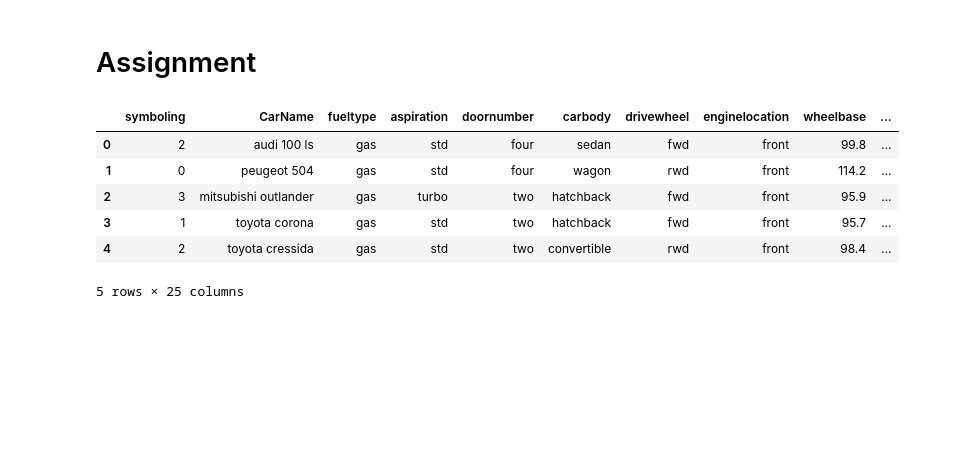
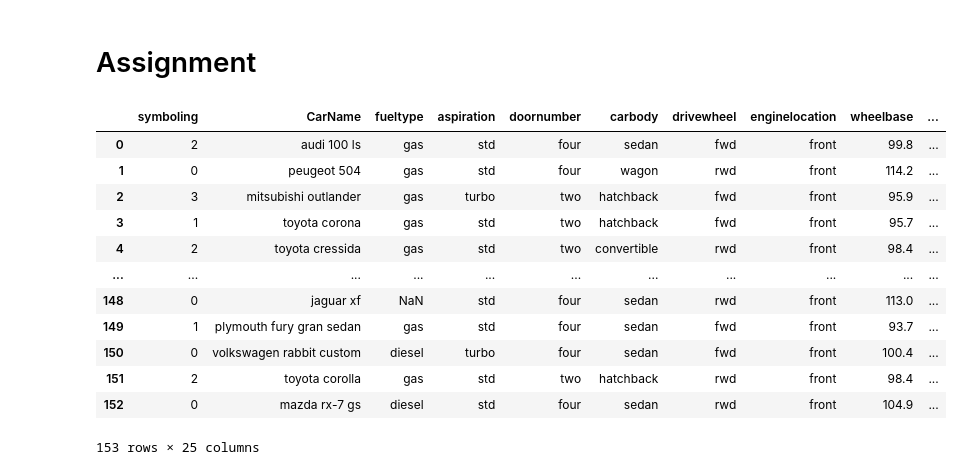
Before and after one commit to meghnarana31/BAA_Academic_Assignments, a Jupyter notebook: Class 02 - Assignment .ipynb, the cells around one changed output. Cells and saved outputs as stored; diff of their text form; code cells hidden in the pictures; blank space fills up the shorter version.

```diff
--- a/Class 02 - Assignment .ipynb
+++ b/Class 02 - Assignment .ipynb
@@ -3,17 +3,23 @@
 # %%
 import pandas as pd
 # %%
-df = pd.read_csv('/Users/siddharthkothotya/siddharthkothotya/github_content/Concept_explainers/Industry Application of Analytics/datasets/carprice.csv')
+df = pd.read_csv('/Users/meghnarana/Desktop/datasets/carprice.csv')
 # %%
-df.head()
+df
 # %% [output]
 |  | symboling | CarName | fueltype | aspiration | doornumber | carbody | drivewheel | enginelocation | wheelbase | ... |
 | 0 | 2 | audi 100 ls | gas | std | four | sedan | fwd | front | 99.8 | ... |
 | 1 | 0 | peugeot 504 | gas | std | four | wagon | rwd | front | 114.2 | ... |
 | 2 | 3 | mitsubishi outlander | gas | turbo | two | hatchback | fwd | front | 95.9 | ... |
 | 3 | 1 | toyota corona | gas | std | two | hatchback | fwd | front | 95.7 | ... |
 | 4 | 2 | toyota cressida | gas | std | two | convertible | rwd | front | 98.4 | ... |
+| ... | ... | ... | ... | ... | ... | ... | ... | ... | ... | ... |
+| 148 | 0 | jaguar xf | NaN | std | four | sedan | rwd | front | 113.0 | ... |
+| 149 | 1 | plymouth fury gran sedan | gas | std | four | sedan | fwd | front | 93.7 | ... |
+| 150 | 0 | volkswagen rabbit custom | diesel | turbo | four | sedan | fwd | front | 100.4 | ... |
+| 151 | 2 | toyota corolla | gas | std | two | hatchback | rwd | front | 98.4 | ... |
+| 152 | 0 | mazda rx-7 gs | diesel | std | four | sedan | rwd | front | 104.9 | ... |
-5 rows × 25 columns
+153 rows × 25 columns
 # %% [markdown]
 # Question
 Give me some insights from this data. (Totally open ended, dazzle me with your brilliance ^_^ )
```
Also changed, not shown: parts of 14 cells of this notebook.
